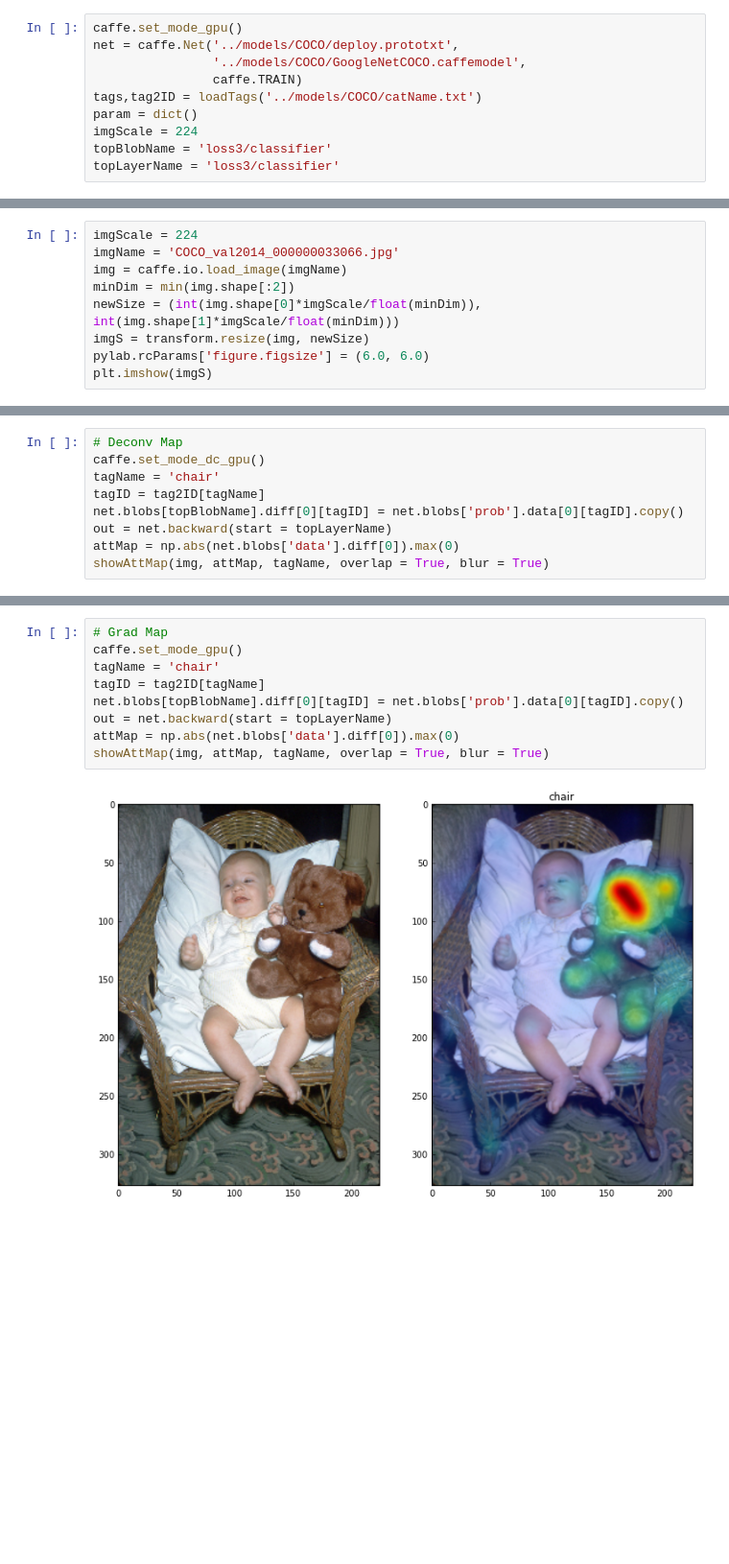
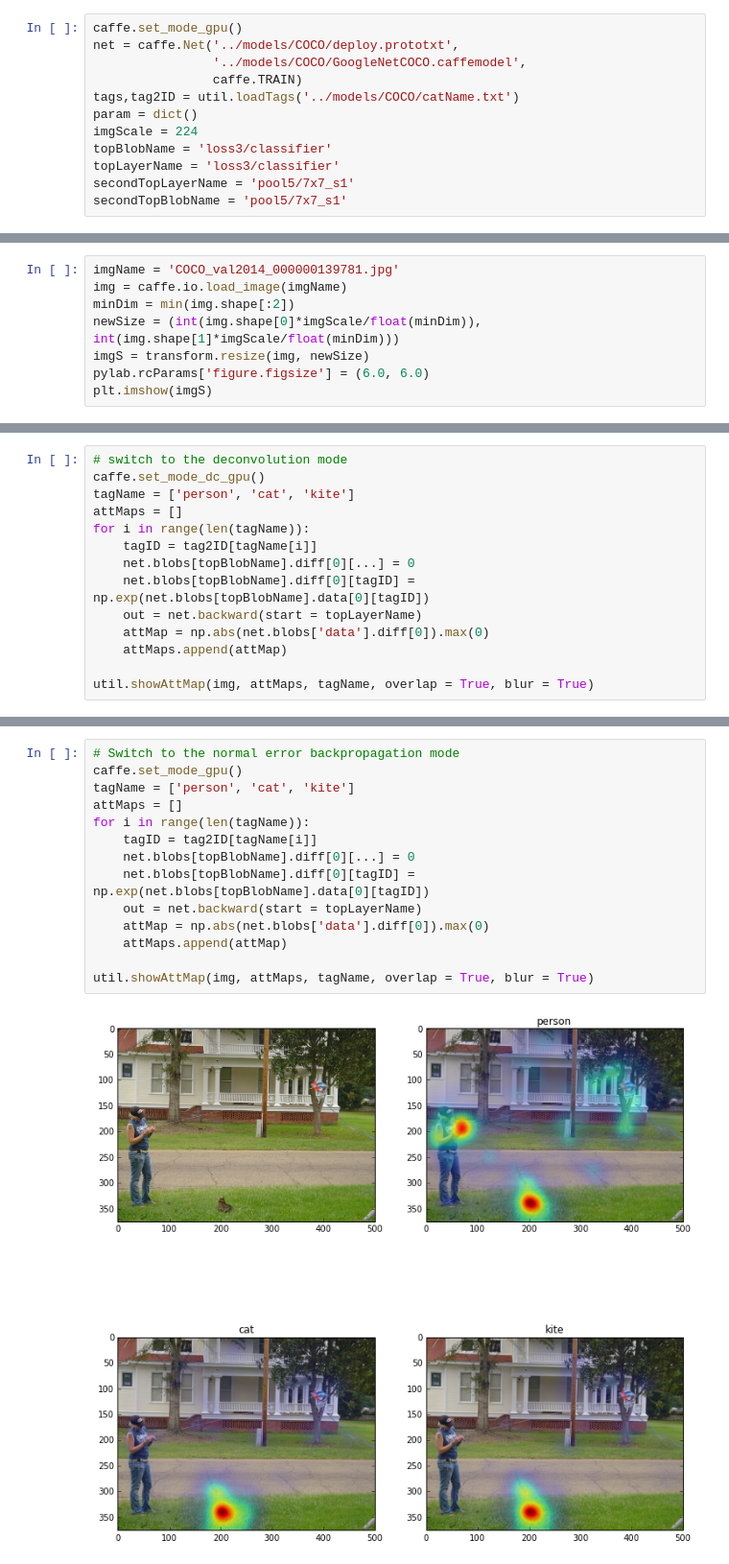
Before and after one commit to jimmie33/Caffe-ExcitationBP, a Jupyter notebook: excitationBP/Demo.ipynb, the cells around one changed output, grey strips where cells are left out. Shown at 96% size. Drawn from its saved outputs; the diff is of its cells as text; blank space fills up the shorter version.

```diff
--- a/excitationBP/Demo.ipynb
+++ b/excitationBP/Demo.ipynb
@@ -47,8 +21,10 @@ caffe.set_mode_gpu()
 net = caffe.Net('../models/COCO/deploy.prototxt',
                 '../models/COCO/GoogleNetCOCO.caffemodel',
                 caffe.TRAIN)
-tags,tag2ID = loadTags('../models/COCO/catName.txt')
+tags,tag2ID = util.loadTags('../models/COCO/catName.txt')
 param = dict()
 imgScale = 224
 topBlobName = 'loss3/classifier'
 topLayerName = 'loss3/classifier'
+secondTopLayerName = 'pool5/7x7_s1'
+secondTopBlobName = 'pool5/7x7_s1'
@@ -55,6 +35,5 @@ topLayerName = 'loss3/classifier'
 # %%
-imgScale = 224
-imgName = 'COCO_val2014_000000033066.jpg'
+imgName = 'COCO_val2014_000000139781.jpg'
 img = caffe.io.load_image(imgName)
 minDim = min(img.shape[:2])
 newSize = (int(img.shape[0]*imgScale/float(minDim)), int(img.shape[1]*imgScale/float(minDim)))
@@ -84,10 +105,15 @@ print(tagScore[:10])
 # %%
-# Deconv Map
+# switch to the deconvolution mode
 caffe.set_mode_dc_gpu()
-tagName = 'chair'
-tagID = tag2ID[tagName]
-net.blobs[topBlobName].diff[0][tagID] = net.blobs['prob'].data[0][tagID].copy()
-out = net.backward(start = topLayerName)
-attMap = np.abs(net.blobs['data'].diff[0]).max(0)
-showAttMap(img, attMap, tagName, overlap = True, blur = True)
+tagName = ['person', 'cat', 'kite']
+attMaps = []
+for i in range(len(tagName)):
+    tagID = tag2ID[tagName[i]]
+    net.blobs[topBlobName].diff[0][...] = 0
+    net.blobs[topBlobName].diff[0][tagID] = np.exp(net.blobs[topBlobName].data[0][tagID])
+    out = net.backward(start = topLayerName)
+    attMap = np.abs(net.blobs['data'].diff[0]).max(0)
+    attMaps.append(attMap)
+
+util.showAttMap(img, attMaps, tagName, overlap = True, blur = True)
 # %% [output]
@@ -95,11 +123,16 @@ showAttMap(img, attMap, tagName, overlap = True, blur = True)
 # %%
-# Grad Map
+# Switch to the normal error backpropagation mode
 caffe.set_mode_gpu()
-tagName = 'chair'
-tagID = tag2ID[tagName]
-net.blobs[topBlobName].diff[0][tagID] = net.blobs['prob'].data[0][tagID].copy()
-out = net.backward(start = topLayerName)
-attMap = np.abs(net.blobs['data'].diff[0]).max(0)
-showAttMap(img, attMap, tagName, overlap = True, blur = True)
+tagName = ['person', 'cat', 'kite']
+attMaps = []
+for i in range(len(tagName)):
+    tagID = tag2ID[tagName[i]]
+    net.blobs[topBlobName].diff[0][...] = 0
+    net.blobs[topBlobName].diff[0][tagID] = np.exp(net.blobs[topBlobName].data[0][tagID])
+    out = net.backward(start = topLayerName)
+    attMap = np.abs(net.blobs['data'].diff[0]).max(0)
+    attMaps.append(attMap)
+
+util.showAttMap(img, attMaps, tagName, overlap = True, blur = True)
 # %% [output]
-[figure, old version]
+[figure, new version]
```
Also changed, not shown: parts of 13 cells of this notebook, 14 other files.
